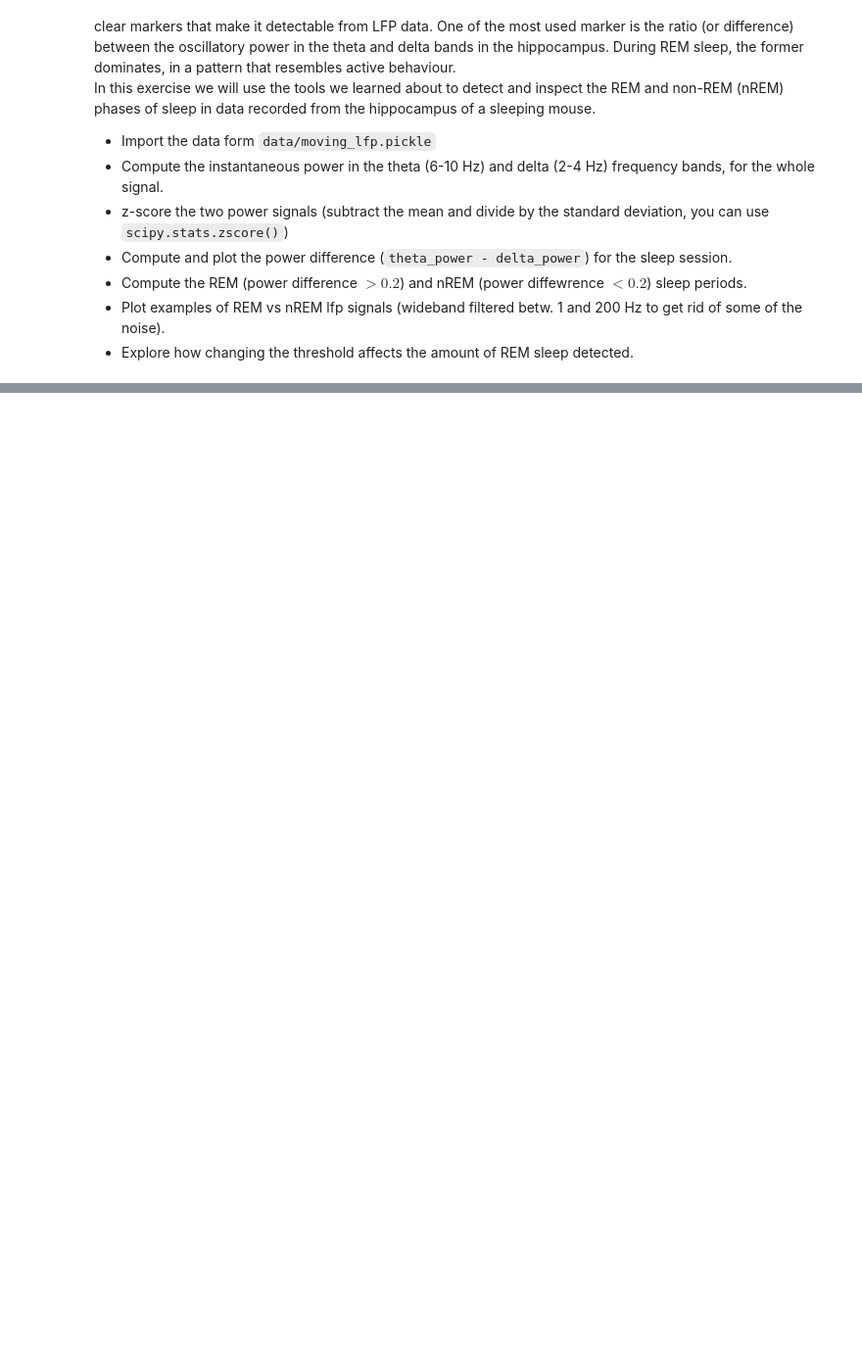
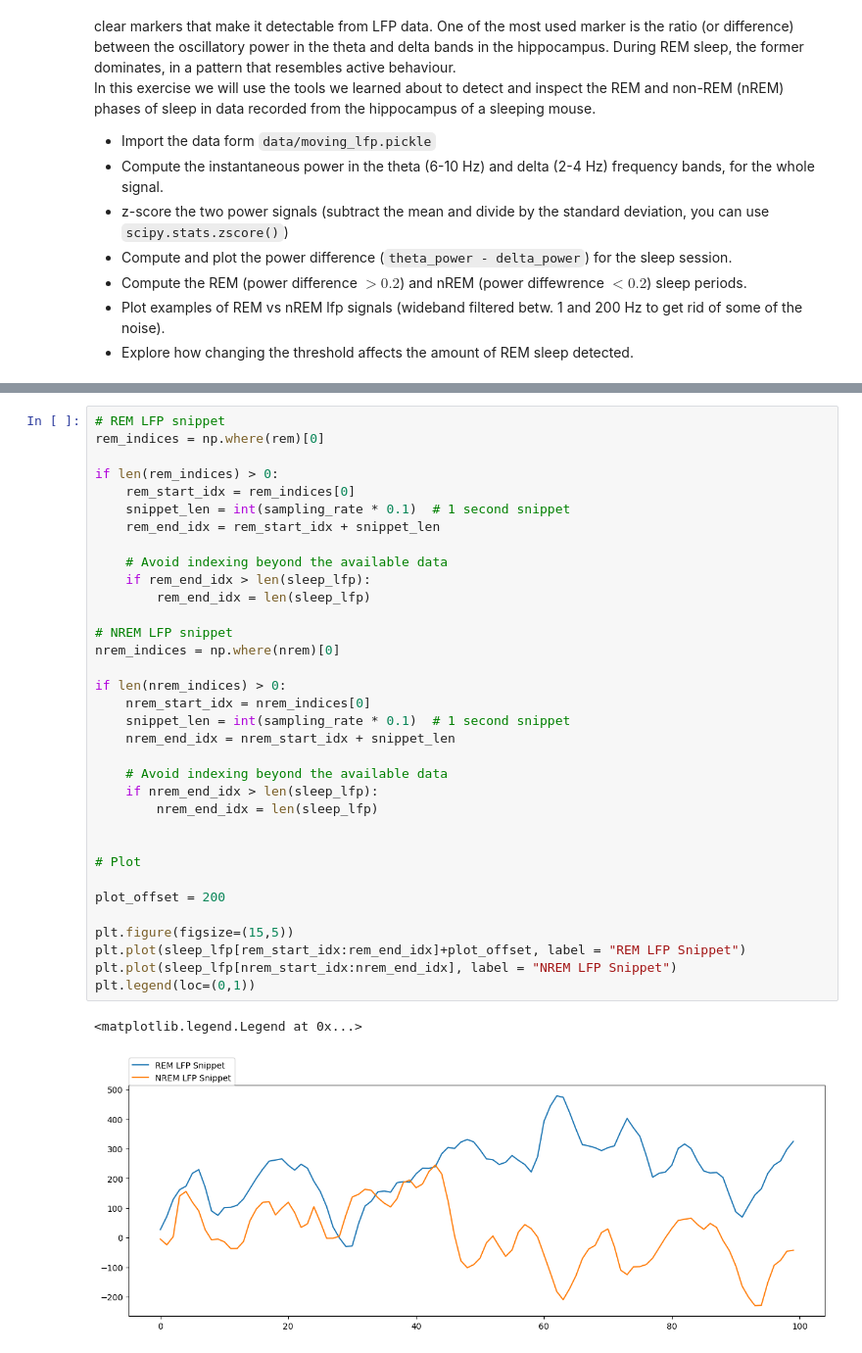
Before and after one commit to lschlinkheider/neuroanalysis, a Jupyter notebook: neural_data/01-local_field_potential/exercises.ipynb, the cells around one changed output, grey strips where cells are left out. Shown at 98% size. Drawn from its saved outputs; the diff is of its cells as text; blank space fills up the shorter version.

```diff
--- a/neural_data/01-local_field_potential/exercises.ipynb
+++ b/neural_data/01-local_field_potential/exercises.ipynb
@@ -291,0 +297,37 @@ print(f'{np.sum(nrem)/sampling_rate:.2f} seconds labeled as nREM')
+# %%
+# REM LFP snippet
+rem_indices = np.where(rem)[0]
+
+if len(rem_indices) > 0:
+    rem_start_idx = rem_indices[0]
+    snippet_len = int(sampling_rate * 0.1)  # 1 second snippet
+    rem_end_idx = rem_start_idx + snippet_len
+
+    # Avoid indexing beyond the available data
+    if rem_end_idx > len(sleep_lfp):
+        rem_end_idx = len(sleep_lfp)
+
+# NREM LFP snippet
+nrem_indices = np.where(nrem)[0]
+
+if len(nrem_indices) > 0:
+    nrem_start_idx = nrem_indices[0]
+    snippet_len = int(sampling_rate * 0.1)  # 1 second snippet
+    nrem_end_idx = nrem_start_idx + snippet_len
+
+    # Avoid indexing beyond the available data
+    if nrem_end_idx > len(sleep_lfp):
+        nrem_end_idx = len(sleep_lfp)
+
+
+# Plot
+
+plot_offset = 200
+
+plt.figure(figsize=(15,5))
+plt.plot(sleep_lfp[rem_start_idx:rem_end_idx]+plot_offset, label = "REM LFP Snippet")
+plt.plot(sleep_lfp[nrem_start_idx:nrem_end_idx], label = "NREM LFP Snippet")
+plt.legend(loc=(0,1))
+# %% [output]
+<matplotlib.legend.Legend at 0x...>
+[figure, added]
```
Also changed, not shown: parts of 4 cells of this notebook.
